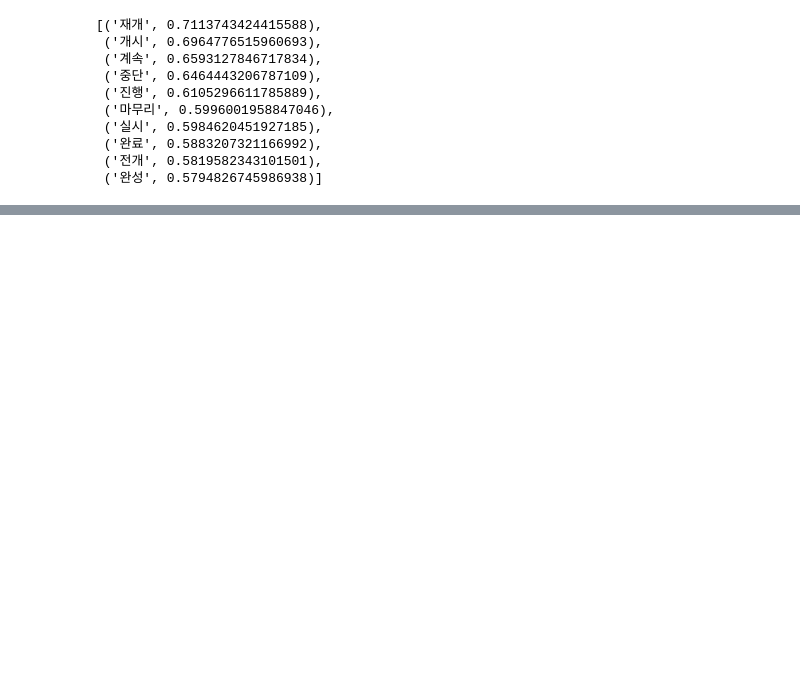
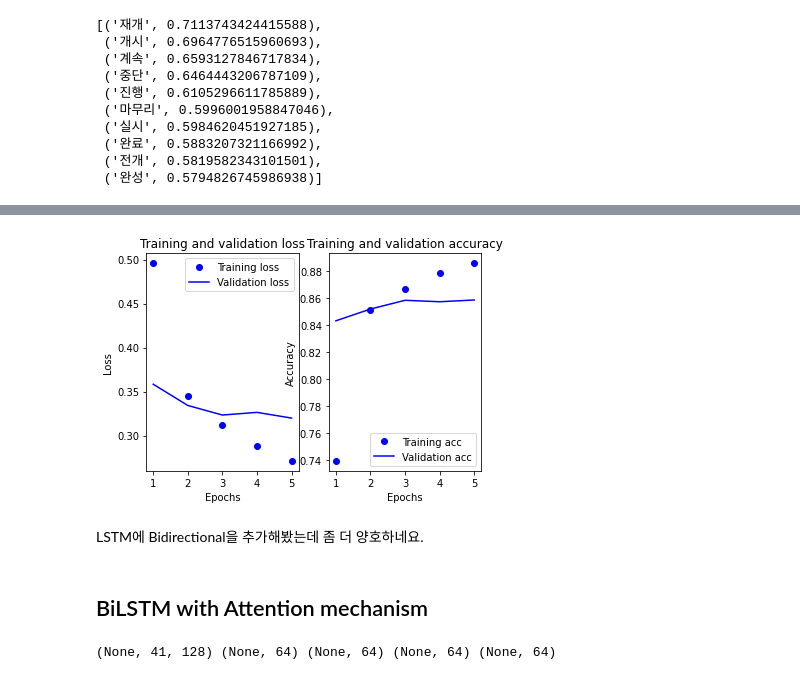
Before and after one commit to JHyeok-Choi/AIFFEL, a Jupyter notebook: [E-08]Sentiment_Analysis.ipynb, the cells around one changed output, grey strips where cells are left out. Drawn from its saved outputs; the diff is of its cells as text; code cells hidden in the pictures; blank space fills up the shorter version.

```diff
--- a/[E-08]Sentiment_Analysis.ipynb
+++ b/[E-08]Sentiment_Analysis.ipynb
@@ -731,0 +749,11 @@ gensim의 유사단어 찾기를 활용하여 자체학습한 임베딩과 사
+# %%
+LSTM_B_model = tf.keras.Sequential()
+LSTM_B_model.add(tf.keras.layers.Embedding(vocab_size,
+                                   word_vector_dim,
+                                   embeddings_initializer=Constant(embedding_metrix),  # 복사한 임베딩을 여기서 활용
+                                   input_length=maxlen,
+                                   trainable=True))
+LSTM_B_model.add(tf.keras.layers.Bidirectional(tf.keras.layers.LSTM(128, return_sequences=True)))  # 가장 널리 쓰이는 RNN인 LSTM 레이어를 사용하였습니다. 이때 LSTM state 벡터의 차원수는 8로 하였습니다. (변경가능)
+LSTM_B_model.add(tf.keras.layers.Dense(256, activation='relu', kernel_initializer='he_normal'))
+LSTM_B_model.add(tf.keras.layers.TimeDistributed(tf.keras.layers.Dense(1, activation='sigmoid')))  # 최종 출력은 긍정/부정을 나타내는 1dim 입니다.
+LSTM_B_model.summary()
@@ -731,0 +777,13 @@ gensim의 유사단어 찾기를 활용하여 자체학습한 임베딩과 사
+# %%
+LSTM_B_model.compile(optimizer='adam',
+             loss='binary_crossentropy',
+             metrics=['accuracy'])
+
+epochs=5
+
+LSTM_B_history = LSTM_B_model.fit(partial_X_train_post,
+                   partial_y_train,
+                   epochs=epochs,
+                   batch_size=256,
+                   validation_data=(X_val_post, y_val),
+                   verbose=1)
@@ -731,0 +808,8 @@ gensim의 유사단어 찾기를 활용하여 자체학습한 임베딩과 사
+# %%
+history_chart(LSTM_B_history)
+# %% [output]
+[figure, added]
+# %% [markdown]
+LSTM에 Bidirectional을 추가해봤는데 좀 더 양호하네요.
+# %% [markdown]
+## BiLSTM with Attention mechanism
@@ -731,0 +850,4 @@ gensim의 유사단어 찾기를 활용하여 자체학습한 임베딩과 사
+# %%
+print(lstm.shape, forward_h.shape, forward_c.shape, backward_h.shape, backward_c.shape)
+# %% [output]
+(None, 41, 128) (None, 64) (None, 64) (None, 64) (None, 64)
```
Also changed, not shown: parts of 58 cells of this notebook.
